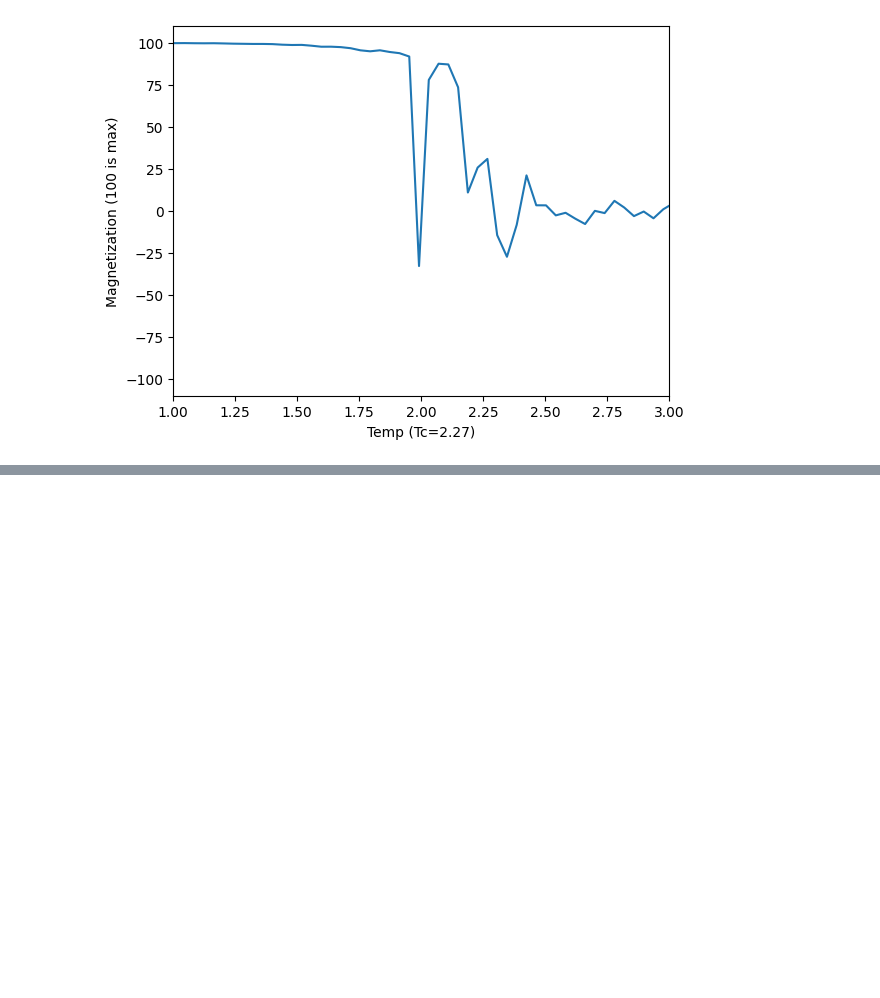
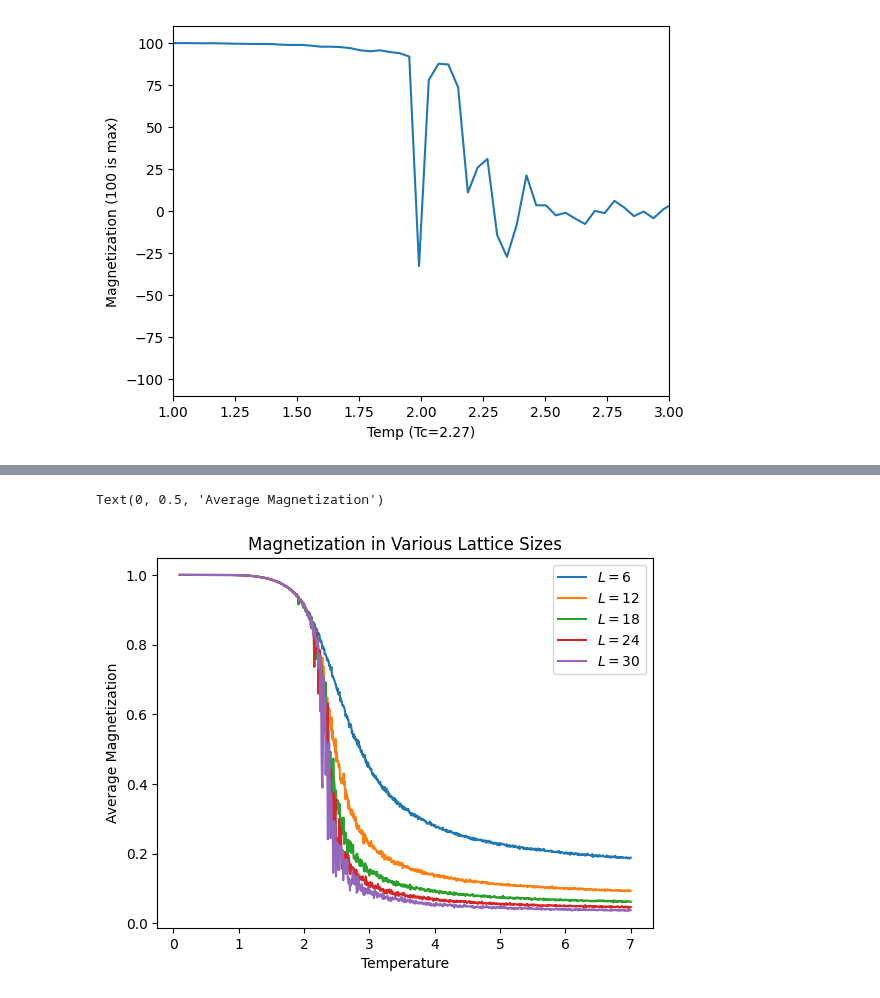
Before and after one commit to noahchanoah/thesis, a Jupyter notebook: Fising.ipynb, the cells around one changed output, grey strips where cells are left out. Saved outputs shown, nothing was run; the diff lists cells and outputs as text; code cells hidden in the pictures; blank space fills up the shorter version.

```diff
--- a/Fising.ipynb
+++ b/Fising.ipynb
@@ -234,0 +239,15 @@ Text(0, 0.5, 'Magnetization (100 is max)')
+# %%
+#reuse averaging code from above with metropolis to make a curve
+
+avgMags = []
+
+for size in np.arange(6,31,6):
+    lat = initLattice(size,False)
+
+    tempRange = np.linspace(0.1,7,1000)
+    for temp in tempRange:
+        percent = round((temp / 7) * 100, 1)
+        print("T = %s      %s%%      s=%s" % (round(temp,3), percent, size))
+        mTimeSeries = Metropolis(lat, temp, 1000000)
+        avg = np.average(mTimeSeries)/ (np.power(size,2))
+        avgMags.append(avg)
@@ -234,0 +272,22 @@ Text(0, 0.5, 'Magnetization (100 is max)')
+# %%
+threeHourRun = avgMags
+# %%
+L6 = threeHourRun[0:1000]
+L12 = threeHourRun[1000:2000]
+L18 = threeHourRun[2000:3000]
+L24 = threeHourRun[3000:4000]
+L30 = threeHourRun[4000:5000]
+# %%
+plt.plot(tempRange, L6, label="$L=6$")
+plt.plot(tempRange, L12, label="$L=12$")
+plt.plot(tempRange, L18, label="$L=18$")
+plt.plot(tempRange, L24, label="$L=24$")
+plt.plot(tempRange, L30, label="$L=30$")
+plt.legend()
+plt.title("Magnetization in Various Lattice Sizes")
+plt.xlabel("Temperature")
+plt.ylabel("Average Magnetization")
+#THIS JUST FROM TAKING ABS. I should read binder more and implement Wolff for a cluster algorithm
+# %% [output]
+Text(0, 0.5, 'Average Magnetization')
+[figure, added]
```
Also changed, not shown: parts of 8 cells of this notebook.
